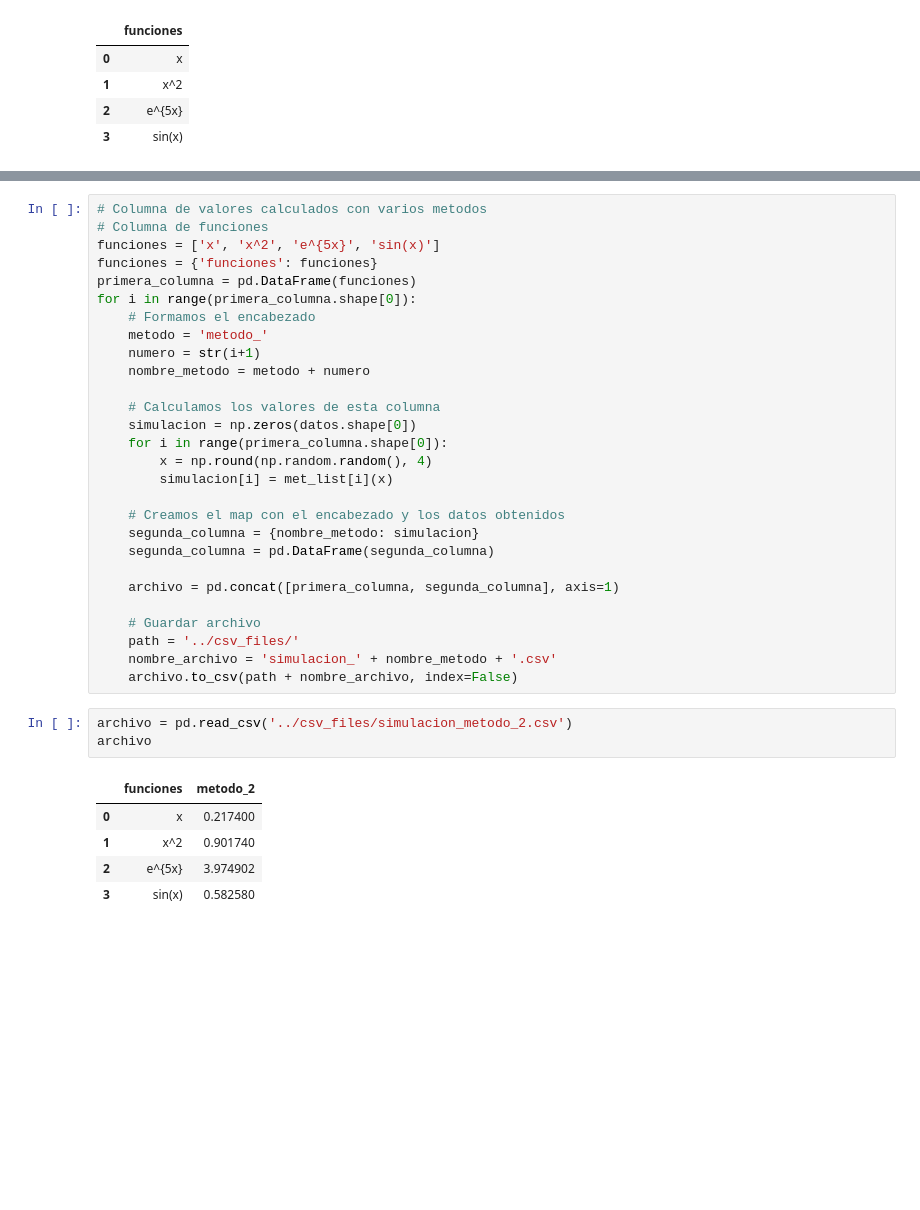
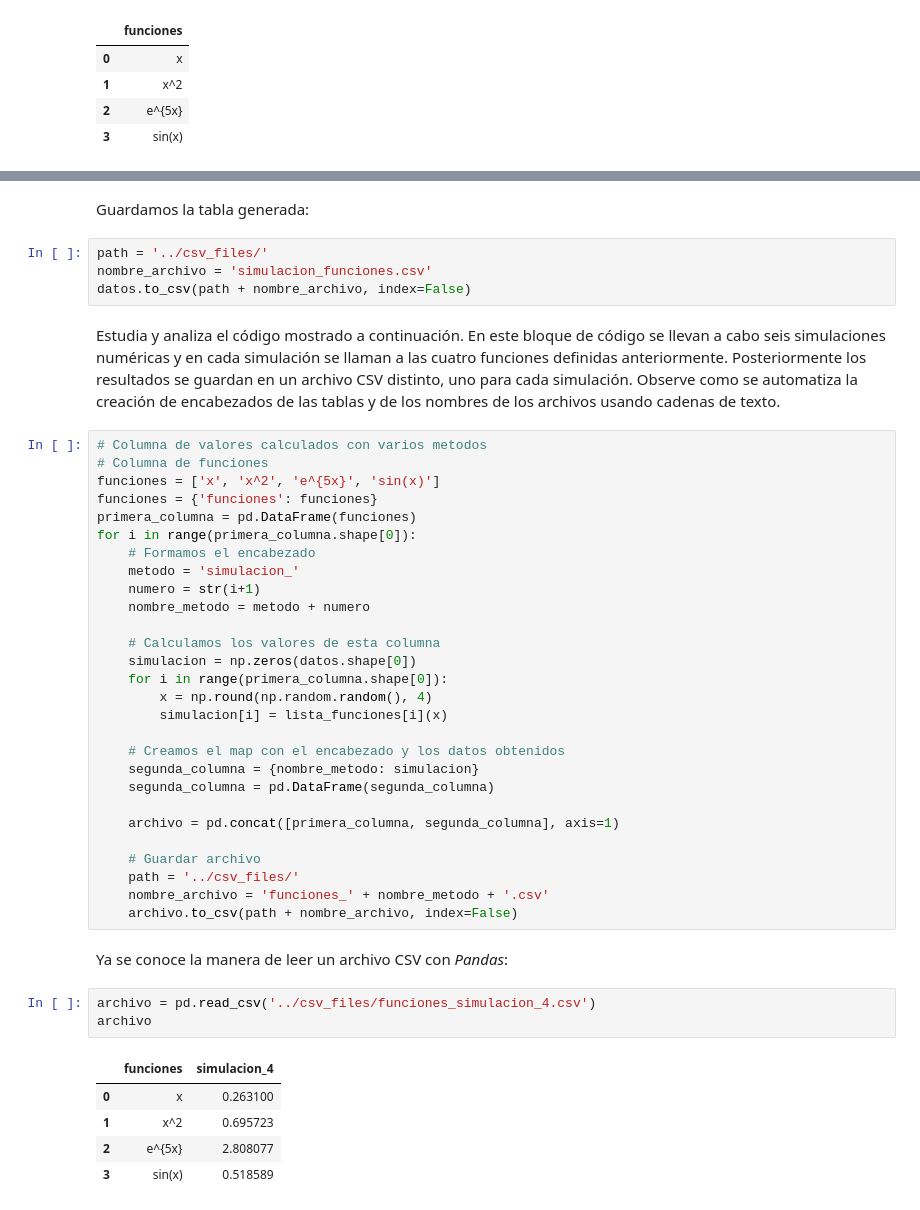
Before and after one commit to Matematicas-Aplicadas-y-Geociencias/Docencia, a Jupyter notebook: programas_en_desarrollo/python_projects/taller_investigacion_ciencias_ambientales/src/taller_expres_pandas.ipynb, the cells around one changed output, grey strips where cells are left out. Saved outputs shown, nothing was run; the diff lists cells and outputs as text; blank space fills up the shorter version.

```diff
--- a/programas_en_desarrollo/python_projects/taller_investigacion_ciencias_ambientales/src/taller_expres_pandas.ipynb
+++ b/programas_en_desarrollo/python_projects/taller_investigacion_ciencias_ambientales/src/taller_expres_pandas.ipynb
@@ -371,3 +479,11 @@ datos
+# %% [markdown]
+Guardamos la tabla generada:
+# %%
+path = '../csv_files/'
+nombre_archivo = 'simulacion_funciones.csv'
+datos.to_csv(path + nombre_archivo, index=False)
+# %% [markdown]
+Estudia y analiza el código mostrado a continuación. En este bloque de código se llevan a cabo seis simulaciones numéricas y en cada simulación se llaman a las cuatro funciones definidas anteriormente. Posteriormente los resultados se guardan en un archivo CSV distinto, uno para cada simulación. Observe como se automatiza la creación de encabezados de las tablas y de los nombres de los archivos usando cadenas de texto.
 # %%
 # Columna de valores calculados con varios metodos
 # Columna de funciones
@@ -376,7 +492,7 @@ funciones = {'funciones': funciones}
 primera_columna = pd.DataFrame(funciones)
 for i in range(primera_columna.shape[0]):
     # Formamos el encabezado
-    metodo = 'metodo_'
+    metodo = 'simulacion_'
     numero = str(i+1)
     nombre_metodo = metodo + numero
 
@@ -384,7 +500,7 @@ for i in range(primera_columna.shape[0]):
     simulacion = np.zeros(datos.shape[0])
     for i in range(primera_columna.shape[0]):
         x = np.round(np.random.random(), 4)
-        simulacion[i] = met_list[i](x)
+        simulacion[i] = lista_funciones[i](x)
 
     # Creamos el map con el encabezado y los datos obtenidos
     segunda_columna = {nombre_metodo: simulacion}
@@ -394,14 +510,16 @@ for i in range(primera_columna.shape[0]):
 
     # Guardar archivo
     path = '../csv_files/'
-    nombre_archivo = 'simulacion_' + nombre_metodo + '.csv'
+    nombre_archivo = 'funciones_' + nombre_metodo + '.csv'
     archivo.to_csv(path + nombre_archivo, index=False)
+# %% [markdown]
+Ya se conoce la manera de leer un archivo CSV con *Pandas*:
 # %%
-archivo = pd.read_csv('../csv_files/simulacion_metodo_2.csv')
+archivo = pd.read_csv('../csv_files/funciones_simulacion_4.csv')
 archivo
 # %% [output]
-|  | funciones | metodo_2 |
-| 0 | x | 0.217400 |
-| 1 | x^2 | 0.901740 |
-| 2 | e^{5x} | 3.974902 |
-| 3 | sin(x) | 0.582580 |
+|  | funciones | simulacion_4 |
+| 0 | x | 0.263100 |
+| 1 | x^2 | 0.695723 |
+| 2 | e^{5x} | 2.808077 |
+| 3 | sin(x) | 0.518589 |
```
Also changed, not shown: parts of 45 cells of this notebook, 6 other files.
